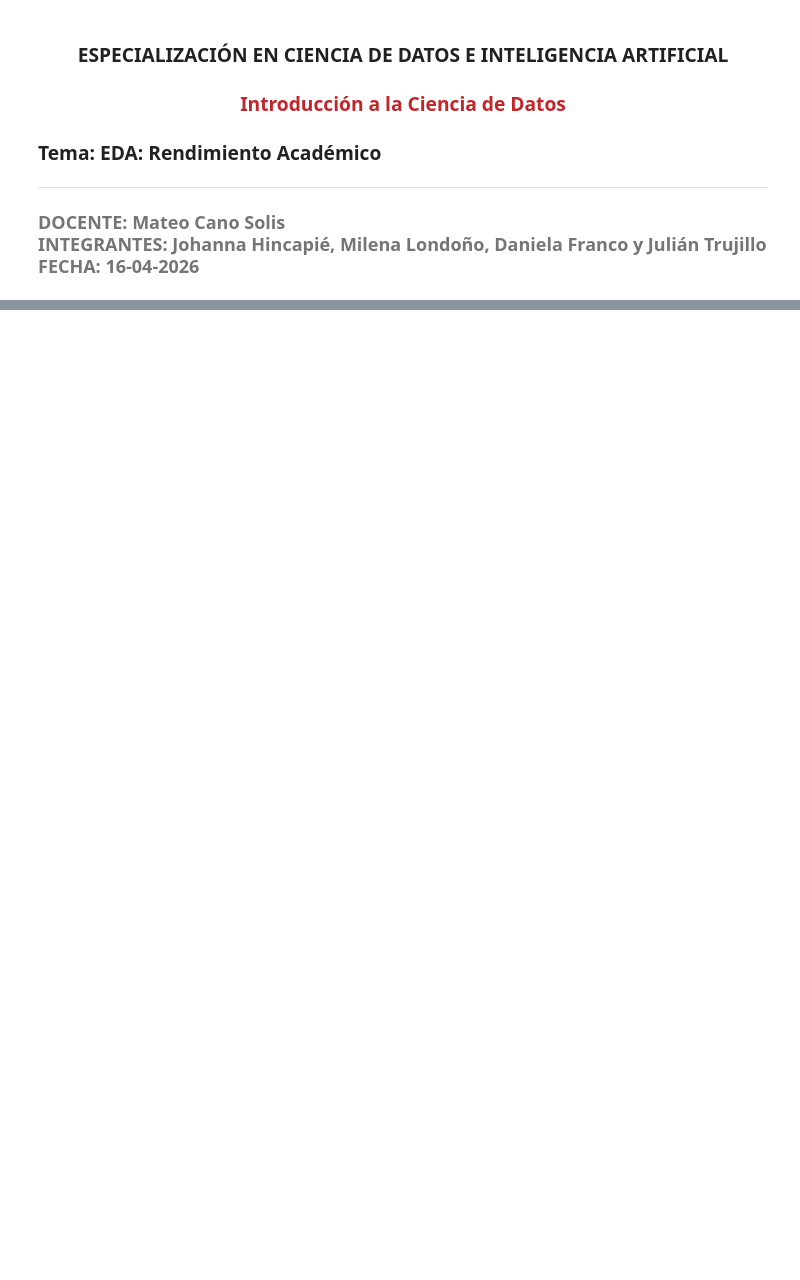
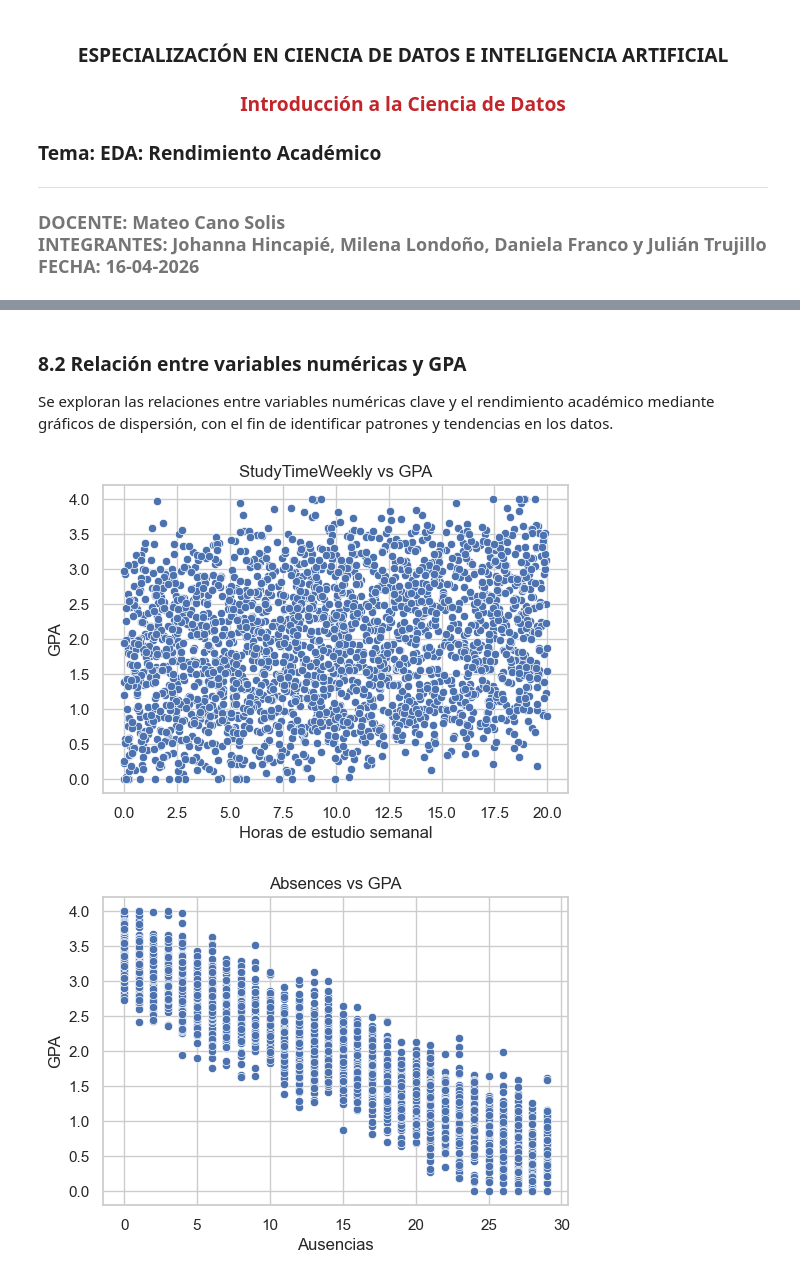
Before and after one commit to joha3108/ciencia-datos, a Jupyter notebook: EDA/EDA_Rendimiento.ipynb, the cells around one changed output, grey strips where cells are left out. Drawn from its saved outputs; the diff is of its cells as text; code cells hidden in the pictures; blank space fills up the shorter version.

```diff
--- a/EDA/EDA_Rendimiento.ipynb
+++ b/EDA/EDA_Rendimiento.ipynb
@@ -667,0 +557,23 @@ El top de combinaciones muestra que los estudiantes con calificación B y nivele
+# %% [markdown]
+### **8.2 Relación entre variables numéricas y GPA**
+
+Se exploran las relaciones entre variables numéricas clave y el rendimiento académico mediante gráficos de dispersión, con el fin de identificar patrones y tendencias en los datos.
+# %%
+# Study Time vs GPA
+plt.figure(figsize=(6,4))
+sns.scatterplot(x=df["StudyTimeWeekly"], y=df["GPA"])
+plt.title("StudyTimeWeekly vs GPA")
+plt.xlabel("Horas de estudio semanal")
+plt.ylabel("GPA")
+plt.show()
+
+# Absences vs GPA
+plt.figure(figsize=(6,4))
+sns.scatterplot(x=df["Absences"], y=df["GPA"])
+plt.title("Absences vs GPA")
+plt.xlabel("Ausencias")
+plt.ylabel("GPA")
+plt.show()
+# %% [output]
+[figure, added]
+[figure, added]
```
Also changed, not shown: parts of 128 cells of this notebook.
